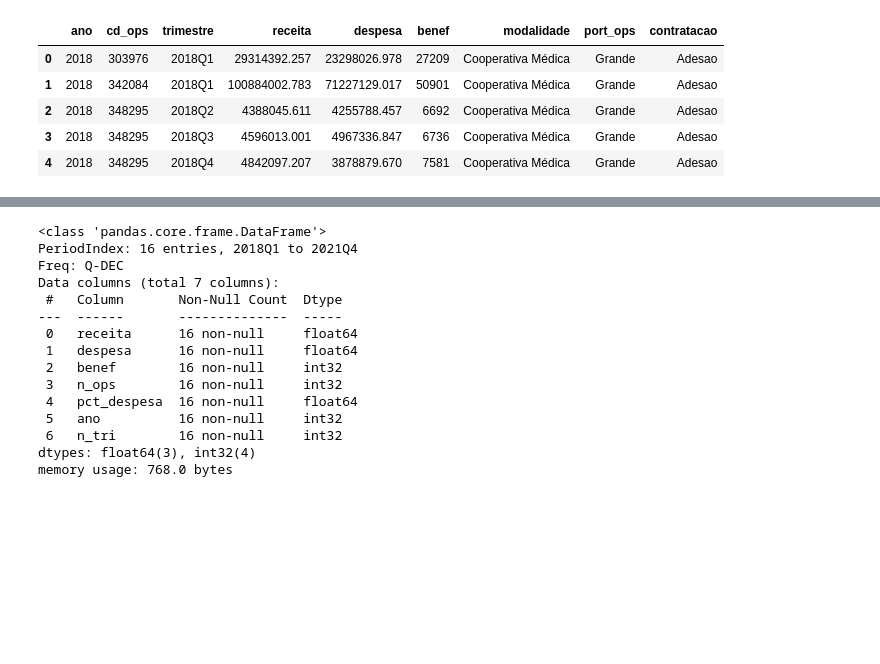
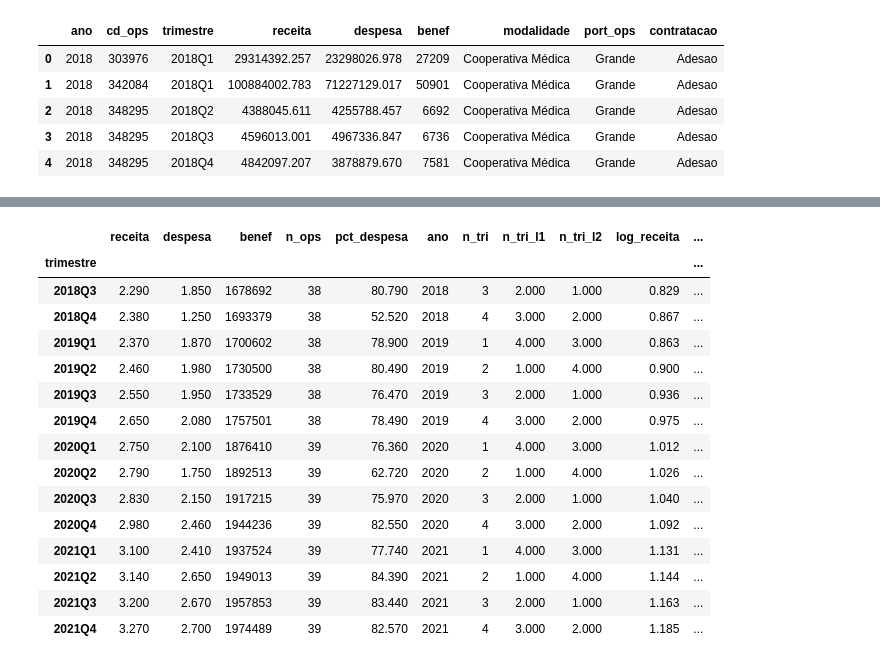
Before and after one commit to ricardofernando/TCC, a Jupyter notebook: codigos/preparacao_dados/analise_agrupadas/adesao/porte_grande/adesao_grande_cooperativa_medica/RF_ade_g_coopmed.ipynb, the cells around one changed output, grey strips where cells are left out. Cells and saved outputs as stored; diff of their text form; code cells hidden in the pictures; blank space fills up the shorter version.

```diff
--- a/codigos/preparacao_dados/analise_agrupadas/adesao/porte_grande/adesao_grande_cooperativa_medica/RF_ade_g_coopmed.ipynb
+++ b/codigos/preparacao_dados/analise_agrupadas/adesao/porte_grande/adesao_grande_cooperativa_medica/RF_ade_g_coopmed.ipynb
@@ -121,21 +138,22 @@ ans_agrup
-# %%
-columns = ['receita','despesa']
-
-ans_agrup.info()
-# %% [output]
-<class 'pandas.core.frame.DataFrame'>
-PeriodIndex: 16 entries, 2018Q1 to 2021Q4
-Freq: Q-DEC
-Data columns (total 7 columns):
- #   Column       Non-Null Count  Dtype
----  ------       --------------  -----
- 0   receita      16 non-null     float64
- 1   despesa      16 non-null     float64
- 2   benef        16 non-null     int32
- 3   n_ops        16 non-null     int32
- 4   pct_despesa  16 non-null     float64
- 5   ano          16 non-null     int32
- 6   n_tri        16 non-null     int32
-dtypes: float64(3), int32(4)
-memory usage: 768.0 bytes
+# %%
+columns_receita = ['receita','log_receita','boxcox_receita']
+
+ans_agrup
+# %% [output]
+|  | receita | despesa | benef | n_ops | pct_despesa | ano | n_tri | n_tri_l1 | n_tri_l2 | log_receita | ... |
+| trimestre |  |  |  |  |  |  |  |  |  |  | ... |
+| 2018Q3 | 2.290 | 1.850 | 1678692 | 38 | 80.790 | 2018 | 3 | 2.000 | 1.000 | 0.829 | ... |
+| 2018Q4 | 2.380 | 1.250 | 1693379 | 38 | 52.520 | 2018 | 4 | 3.000 | 2.000 | 0.867 | ... |
+| 2019Q1 | 2.370 | 1.870 | 1700602 | 38 | 78.900 | 2019 | 1 | 4.000 | 3.000 | 0.863 | ... |
+| 2019Q2 | 2.460 | 1.980 | 1730500 | 38 | 80.490 | 2019 | 2 | 1.000 | 4.000 | 0.900 | ... |
+| 2019Q3 | 2.550 | 1.950 | 1733529 | 38 | 76.470 | 2019 | 3 | 2.000 | 1.000 | 0.936 | ... |
+| 2019Q4 | 2.650 | 2.080 | 1757501 | 38 | 78.490 | 2019 | 4 | 3.000 | 2.000 | 0.975 | ... |
+| 2020Q1 | 2.750 | 2.100 | 1876410 | 39 | 76.360 | 2020 | 1 | 4.000 | 3.000 | 1.012 | ... |
+| 2020Q2 | 2.790 | 1.750 | 1892513 | 39 | 62.720 | 2020 | 2 | 1.000 | 4.000 | 1.026 | ... |
+| 2020Q3 | 2.830 | 2.150 | 1917215 | 39 | 75.970 | 2020 | 3 | 2.000 | 1.000 | 1.040 | ... |
+| 2020Q4 | 2.980 | 2.460 | 1944236 | 39 | 82.550 | 2020 | 4 | 3.000 | 2.000 | 1.092 | ... |
+| 2021Q1 | 3.100 | 2.410 | 1937524 | 39 | 77.740 | 2021 | 1 | 4.000 | 3.000 | 1.131 | ... |
+| 2021Q2 | 3.140 | 2.650 | 1949013 | 39 | 84.390 | 2021 | 2 | 1.000 | 4.000 | 1.144 | ... |
+| 2021Q3 | 3.200 | 2.670 | 1957853 | 39 | 83.440 | 2021 | 3 | 2.000 | 1.000 | 1.163 | ... |
+| 2021Q4 | 3.270 | 2.700 | 1974489 | 39 | 82.570 | 2021 | 4 | 3.000 | 2.000 | 1.185 | ... |
 # %%
```
Also changed, not shown: parts of 16 cells of this notebook, 16 other files.
